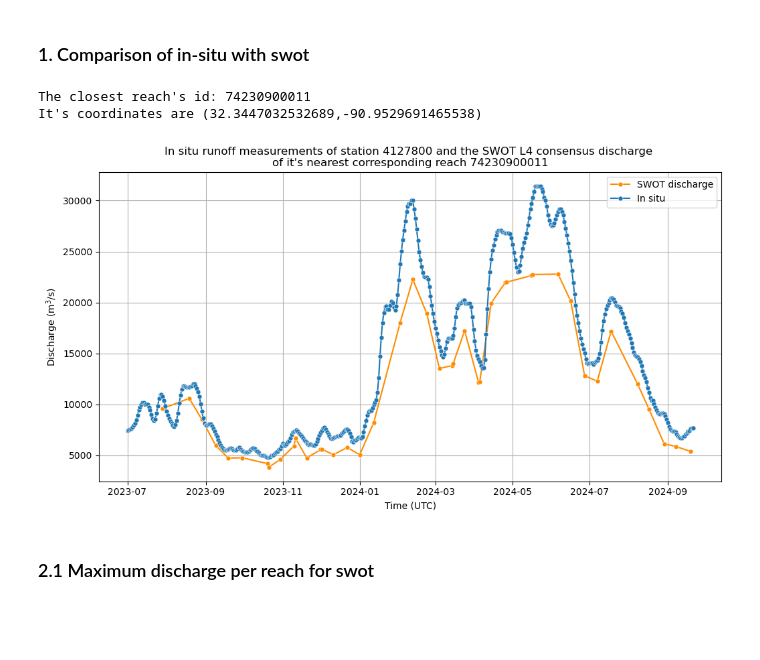
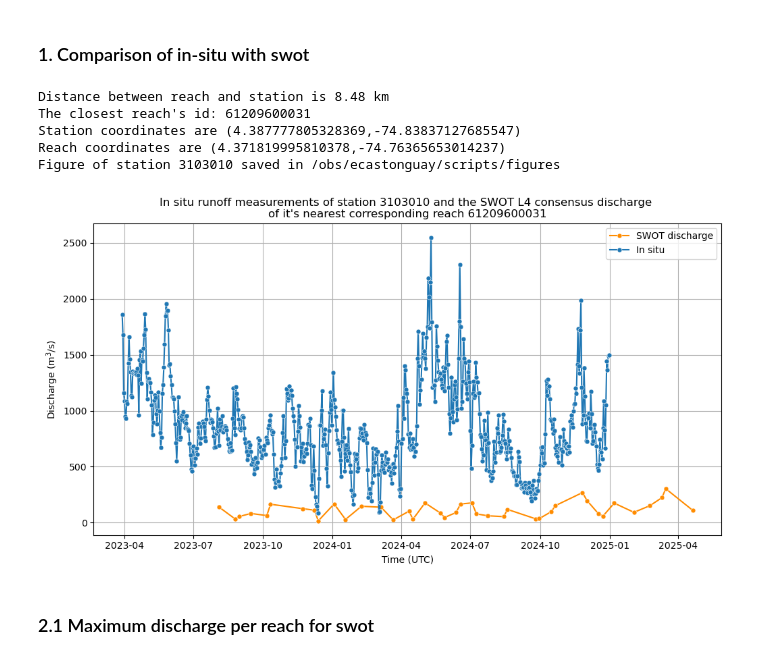
Before and after one commit to evecastonguay/Stage2026, a Jupyter notebook: discharge_dset.ipynb, the cells around one changed output. Drawn from its saved outputs; the diff is of its cells as text; code cells hidden in the pictures; blank space fills up the shorter version.

```diff
--- a/discharge_dset.ipynb
+++ b/discharge_dset.ipynb
@@ -341,7 +358,8 @@ dset_global['dschg_global_s'] = dschg_global_s
 dset_global['geox_global_s'] = geox_global_s
 dset_global['geoy_global_s'] = geoy_global_s
 dset_global['id_global_s'] = id_global_s
-dset_global['width_global_swr'] = width_global_swr
+dset_global['width_global_s'] = width_global_s
+dset_global['area_global_s'] = area_global_s
 
 # Change the data type of the reaches id which is (int)
 dset_global["id_global_s"] = dset_global["id_global_s"].astype(int)
@@ -369,7 +388,7 @@ Data variables:
 ### 1. Comparison of in-situ with swot
 # %%
 # Make sure the following variables are set correctly before running the code
-list_stations_plot = [4127800]  # SELECT stations in GRDC database to compare with SWOT data. Enter their stations id in int format.
+list_stations_plot = [3103010]  # SELECT stations in GRDC database to compare with SWOT data. Enter their stations id in int format.
                                 # na
                                 # 4127800 : article 3, fig 2a - Mississippi River near Baton Rouge, Louisiana, United States
                                 # 4105850 : article 3, fig 2b - Kenai River near Soldotna, Alaska, United States
@@ -380,21 +399,36 @@ list_stations_plot = [4127800]  # SELECT stations in GRDC database to compare wi
                                 # 3625000 : amazone
 target_date_inf = "2023-07-01" # SELECT a time period for the plots
 target_date_sup = "2024-09-21" # SWOT data : 2023-03-29 to 2025-05-02
-use_target_date_filter = True # SELECT True if we want to use the above specified target dates, False if the goal is to display the discharge data for all time period available
-save = False
+use_target_date_filter = False # SELECT True if we want to use the above specified target dates, False if the goal is to display the discharge data for all time period available
+save = True
 
 # Making the plots
 for station_id in list_stations_plot:
     if station_id in dset_global['id'].values:
+        # slicing data for the right id
+        dset_global_id_flt = dset_global.sel(id=station_id)
+        closest_reach_id = dset_global_id_flt['id_global_s'].values
+        # compute distance between reach and station
+        coords_s = (dset_global_id_flt["geoy_global_s"].values,dset_global_id_flt["geox_global_s"].values)
+        coords_g = (dset_global_id_flt["geoy_global_g"].values,dset_global_id_flt["geox_global_g"].values)
+        if (np.any(np.isnan(coords_s)) or np.any(np.isnan(coords_g))):
+            print("Distance couldn't be computed due to missing (lat,lon) values")
+        else:
+            distance = geopy.distance.geodesic(coords_s, coords_g).km
+            print(f"Distance between reach and station is {distance:.2f} km")
+        # check if reach was matched with station *** what happens if nan???
+        if closest_reach_id == np.nan:
+            closest_reach_id = "NaN"
+        # print (lat,lon)
+        print(f"The closest reach's id: {closest_reach_id}")
+        print(f"Station coordinates are ({dset_global_id_flt['geoy_global_g'].values},{dset_global_id_flt['geox_global_g'].values})")
+        print(f"Reach coordinates are ({dset_global_id_flt['geoy_global_s'].values},{dset_global_id_flt['geox_global_s'].values})")
+
         if use_target_date_filter:
             # slicing data for the right id & time period
             target_datetime_inf = np.datetime64(target_date_inf, 'D')
             target_datetime_sup = np.datetime64(target_date_sup, 'D')
-            dset_global_id_flt = dset_global.sel(id=station_id)
             dset_global_date_flt = dset_global_id_flt.sel(time=slice(target_date_inf,target_date_sup))
-            closest_reach_id = dset_global_id_flt['id_global_s'].values
-            print(f"The closest reach's id: {closest_reach_id}")
-            print(f"It's coordinates are ({dset_global_id_flt['geoy_global_s'].values},{dset_global_id_flt['geox_global_s'].values})")
 
             # filtering nans out of the swot data so that each dot in the graph is connected to another (the "orange problem")
             dschg_swt = dset_global_date_flt['dschg_global_s']
@@ -406,46 +440,43 @@ for station_id in list_stations_plot:
 
             plt.title(f"In situ runoff measurements of station {station_id} and the SWOT L4 consensus discharge \nof it's nearest corresponding reach {closest_reach_id}")
             plt.xlabel('Time (UTC)')
             plt.ylabel(r'Discharge (m$^3$/s)')
 
             plt.legend()
             plt.grid(True)
+
+            fig_name = f'discharge_comparison_station{station_id}_r{closest_reach_id}_{target_date_inf}_{target_date_sup}.png'
         else:
-            # slicing data for the right id
-            dset_global_id_flt = dset_global.sel(id=station_id)
-            closest_reach_id = dset_global_id_flt['id_global_s'].values
-
             # filtering nans out of the swot data so that each dot in the graph is connected to another (the "orange problem")
-            dschg_swt = dset_global_date_flt['dschg_global_s']
+            dschg_swt = dset_global_id_flt['dschg_global_s']
             or_mask = ~np.isnan(dschg_swt.values)
 
             plt.figure(figsize=(12, 6))
             plt.plot(dset_global_id_flt['time'].values[or_mask],dschg_swt.values[or_mask], marker='o', markersize=5, label='SWOT discharge', color='darkorange', markeredgecolor='white', markeredgewidth=0.4, linestyle='-')
             plt.plot(dset_global_id_flt['time'].values, dset_global_id_flt['runoff_global_g'].values, marker='o', markersize=5, label='In situ', color='tab:blue', alpha=1, markeredgecolor='white', markeredgewidth=0.4)
 
             plt.title(f"In situ runoff measurements of station {station_id} and the SWOT L4 consensus discharge \nof it's nearest corresponding reach {closest_reach_id}")
             plt.xlabel('Time (UTC)')
             plt.ylabel(r'Discharge (m$^3$/s)')
 
             plt.legend()
             plt.grid(True)
 
-        if use_target_date_filter:
-            fig_name = f'TEST discharge_comparison_station{station_id}_r{closest_reach_id}_{target_date_inf}_{target_date_sup}.png' # SELECT file name
-        else:
-            fig_name = f'TEST discharge_comparison_station{station_id}_r{closest_reach_id}.png' # SELECT file name
+            fig_name = f'discharge_comparison_station{station_id}_r{closest_reach_id}.png'
 
         if save:
-            # save figure
             plt.savefig(f'/obs/ecastonguay/scripts/figures/{fig_name}', dpi=400, bbox_inches='tight')
             print(f"Figure of station {station_id} saved in /obs/ecastonguay/scripts/figures") # *** currently no error message if one of the station required to be plotted isn't in the GRDC data -> print(f"There is no correspondence in the GRDC in situ files for station id {station_id}")
         plt.show()
     else:
         print(f'Error: the station {station_id} is not in the list of station ids from the GRDC data')
 # %% [output]
-The closest reach's id: 74230900011
-It's coordinates are (32.3447032532689,-90.9529691465538)
+Distance between reach and station is 8.48 km
+The closest reach's id: 61209600031
+Station coordinates are (4.387777805328369,-74.83837127685547)
+Reach coordinates are (4.371819995810378,-74.76365653014237)
+Figure of station 3103010 saved in /obs/ecastonguay/scripts/figures
-[figure, old version]
+[figure, new version]
 # %% [markdown]
 ### 2.1 Maximum discharge per reach for swot
 # %%
```
Also changed, not shown: parts of 21 cells of this notebook.
